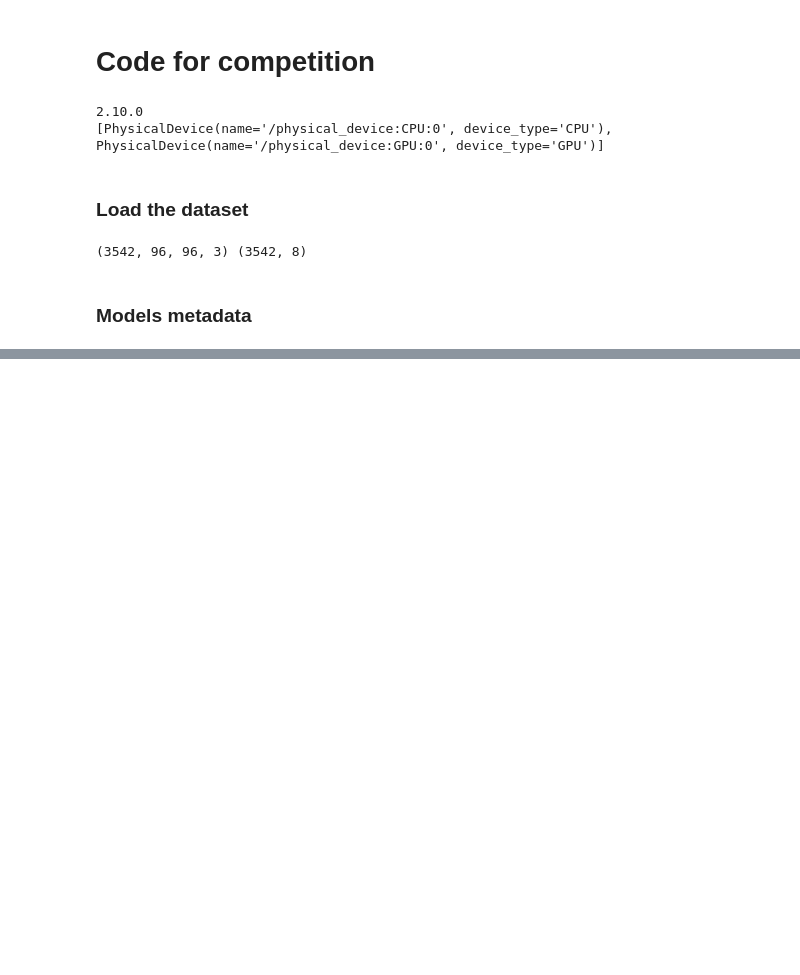
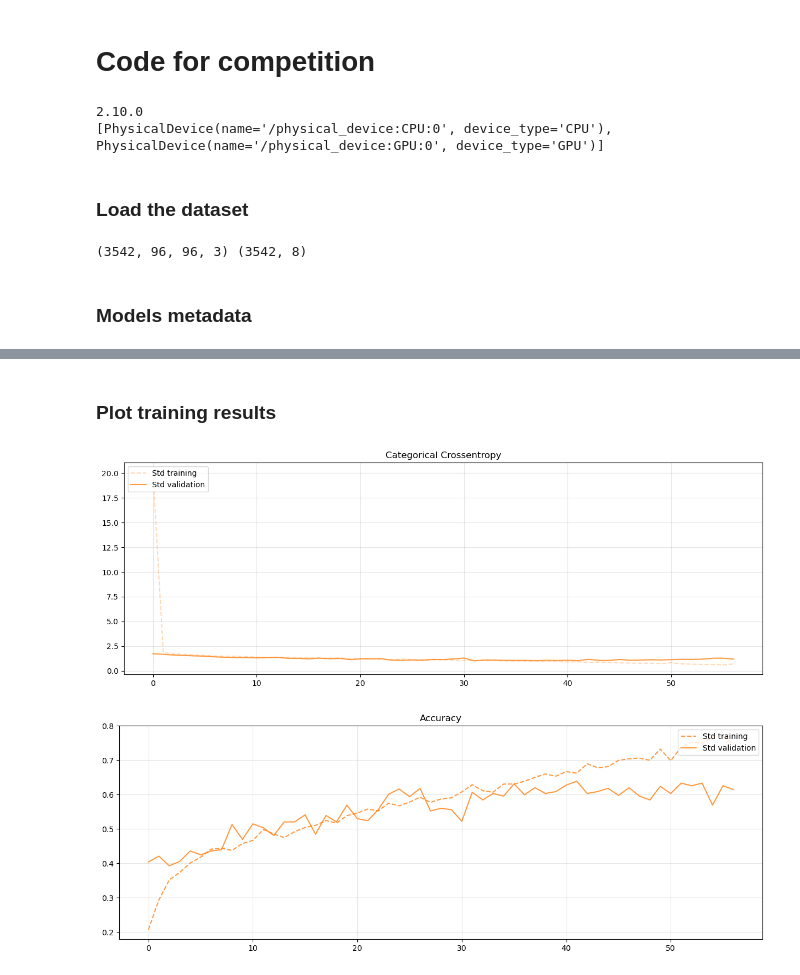
Before and after one commit to gabrieleginestroni/AN2DL-project-2022, a Jupyter notebook: Code/competition.ipynb, the cells around one changed output, grey strips where cells are left out. Cells and saved outputs as stored; diff of their text form; code cells hidden in the pictures; blank space fills up the shorter version.

```diff
--- a/Code/competition.ipynb
+++ b/Code/competition.ipynb
@@ -62,0 +241,11 @@ labels = ["Species1", "Species2", "Species3", "Species4", "Species5", "Species6"
+# %%
+model = build_conv_model(input_shape)
+
+history = model.fit(
+    x = X_train,
+    y = y_train,
+    batch_size = batch_size,
+    epochs = epochs,
+    validation_data = (X_val, y_val),
+    callbacks = [tfk.callbacks.EarlyStopping(monitor='val_accuracy', mode='max', patience=15, restore_best_weights=True)]
+).history
@@ -62,0 +270,21 @@ labels = ["Species1", "Species2", "Species3", "Species4", "Species5", "Species6"
+# %% [markdown]
+### Plot training results
+# %%
+plt.figure(figsize=(15,5))
+plt.plot(history['loss'], label='Std training', alpha=.3, color='#ff7f0e', linestyle='--')
+plt.plot(history['val_loss'], label='Std validation', alpha=.8, color='#ff7f0e')
+plt.legend(loc='upper left')
+plt.title('Categorical Crossentropy')
+plt.grid(alpha=.3)
+
+plt.figure(figsize=(15,5))
+plt.plot(history['accuracy'], label='Std training', alpha=.8, color='#ff7f0e', linestyle='--')
+plt.plot(history['val_accuracy'], label='Std validation', alpha=.8, color='#ff7f0e')
+plt.legend(loc='upper right')
+plt.title('Accuracy')
+plt.grid(alpha=.3)
+
+plt.show()
+# %% [output]
+[figure, added]
+[figure, added]
```
Also changed, not shown: parts of 15 cells of this notebook, 4 other files.
